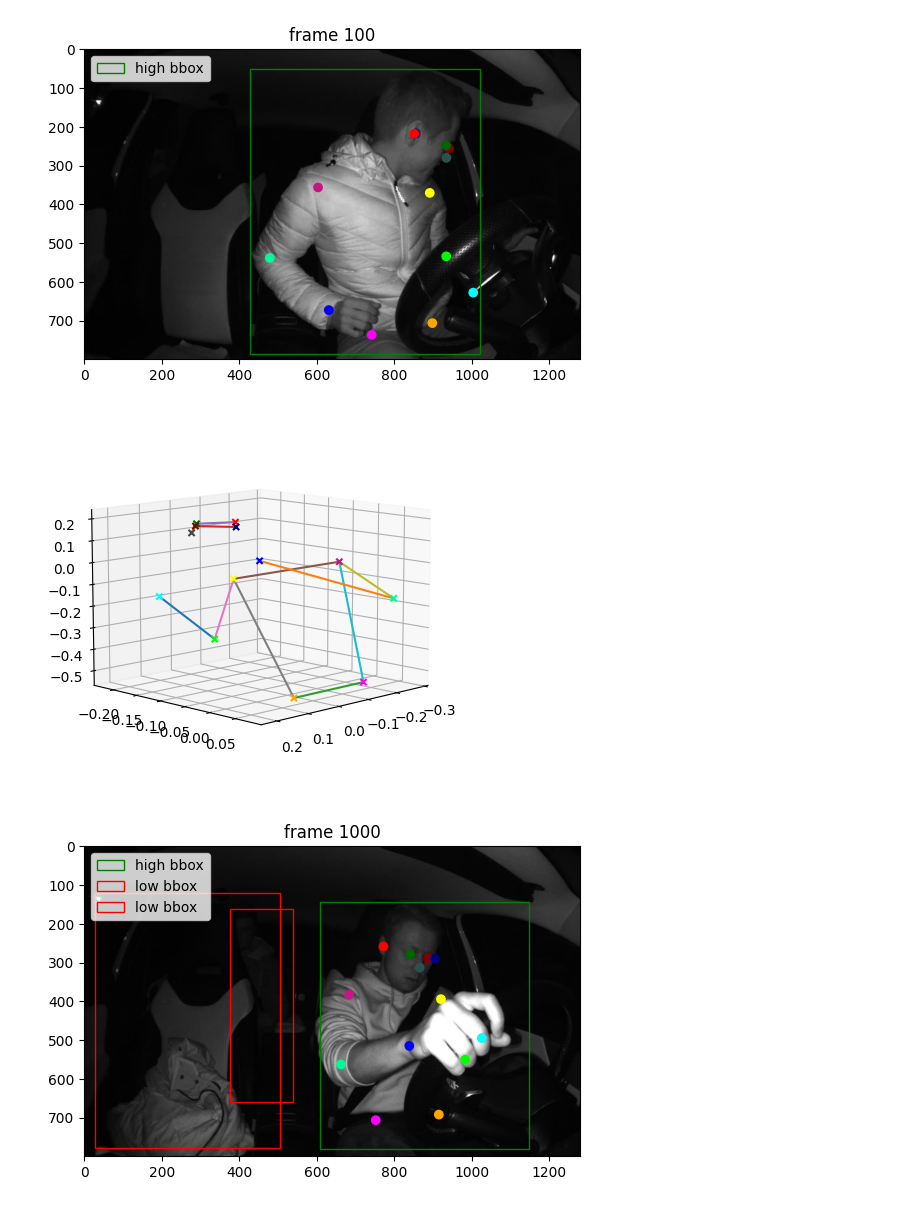
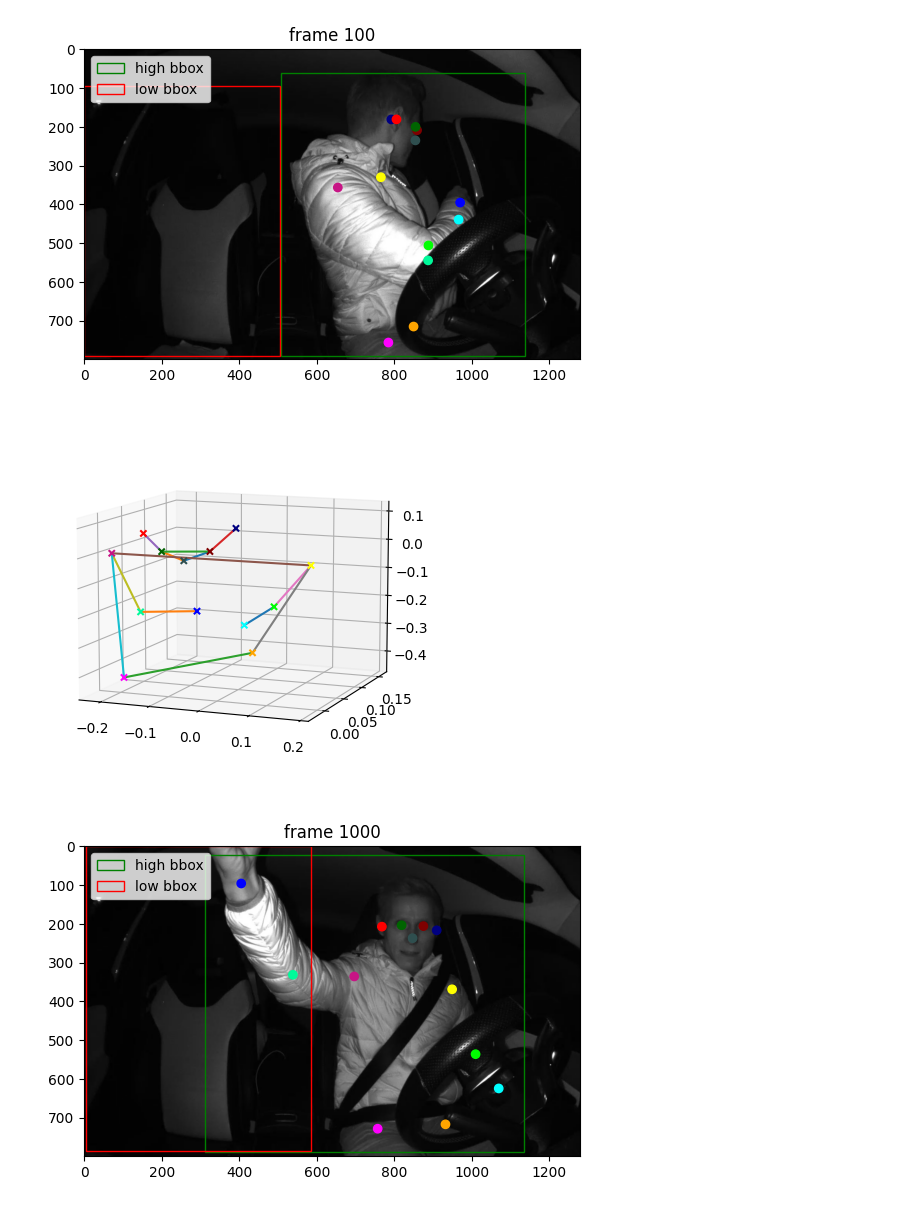
Before and after one commit to gentlerainsky/tuwien_thesis_3d_pose_estimation, a Jupyter notebook: demo/pose_estimation_3d/pose_estimation_inference.ipynb, the cells around one changed output. Cells and saved outputs as stored; diff of their text form; code cells hidden in the pictures.

Commit message:
add more visualization and pretrained synthetic ir 1m

```diff
--- a/demo/pose_estimation_3d/pose_estimation_inference.ipynb
+++ b/demo/pose_estimation_3d/pose_estimation_inference.ipynb
@@ -93,12 +93,18 @@ from scipy import ndimage
 # images = [cv2.imread('/root/synthetic_cabin_1m/syntheticcabin_1mil/processed_syntheticCabin_1m/A_Pillar_Codriver/images/test/000000446876.jpg')]
 # images = [cv2.imread('/root/data/processed/synthetic_cabin_ir/Rear_Mirror/images/test/000000000006.jpg')]
 # images = [cv2.imread('/root/data/processed/synthetic_cabin_ir/Rear_Mirror/images/train/000000006251.jpg')]
-images = [
-    cv2.imread('/root/data/raw/alplab/alplab_samples/center_frames/output_291_Talking-on-phone.jpg'),
-    cv2.imread('/root/data/raw/alplab/alplab_samples/center_frames/output_3334_Seatbelt.jpg'),
-    cv2.imread('/root/data/raw/alplab/alplab_samples/center_frames/output_4355_Texting-on-phone.jpg'),
-    cv2.imread('/root/data/raw/alplab/alplab_samples/center_frames/output_32326_Switch-gear.jpg'),
+image_files = [
+    'output_2602_Talking-on-phone.jpg',
+    'output_2900_Seatbelt.jpg',
+    'output_3717_Adjust-rear-mirror.jpg',
+    'output_12177_Seatbelt.jpg',
+    'output_13883_Reach-objects.jpg'
 ]
+    # cv2.imread('/root/data/raw/alplab/alplab_samples/center_frames/output_291_Talking-on-phone.jpg'),
+    # cv2.imread('/root/data/raw/alplab/alplab_samples/center_frames/output_3334_Seatbelt.jpg'),
+    # cv2.imread('/root/data/raw/alplab/alplab_samples/center_frames/output_4355_Texting-on-phone.jpg'),
+    # cv2.imread('/root/data/raw/alplab/alplab_samples/center_frames/output_32326_Switch-gear.jpg'),
+images = [cv2.imread(f'/root/data/raw/alplab/alplab_samples/center_frames/{file}') for file in image_files]
 ## Model Inference
 mmpose_results = mmpose_inferencer(images)
 for idx, mmpose_result in enumerate(mmpose_results):
@@ -168,7 +174,7 @@ for idx, mmpose_result in enumerate(mmpose_results):
                     [connections[2*i]['z'], connections[2*i + 1]['z']],
                     [-connections[2*i]['y'], -connections[2*i + 1]['y']],
                 )
-            ax_3d.view_init(elev=10., azim=45, roll=0)
+            ax_3d.view_init(elev=10., azim=-90 + 45 // 2, roll=0)
             # ax_3d.view_init(elev=10., azim=-90 + 45//2, roll=0)
         ax.add_patch(rect)
     ax.legend(loc='upper left')
@@ -182,3 +189,3 @@ idx 3
-[figure, old version]
+[figure, new version]
-[figure, old version]
+[figure, new version]
-[figure, old version]
+[figure, new version]
```
Also changed, not shown: parts of 2 cells of this notebook, 14 other files.
